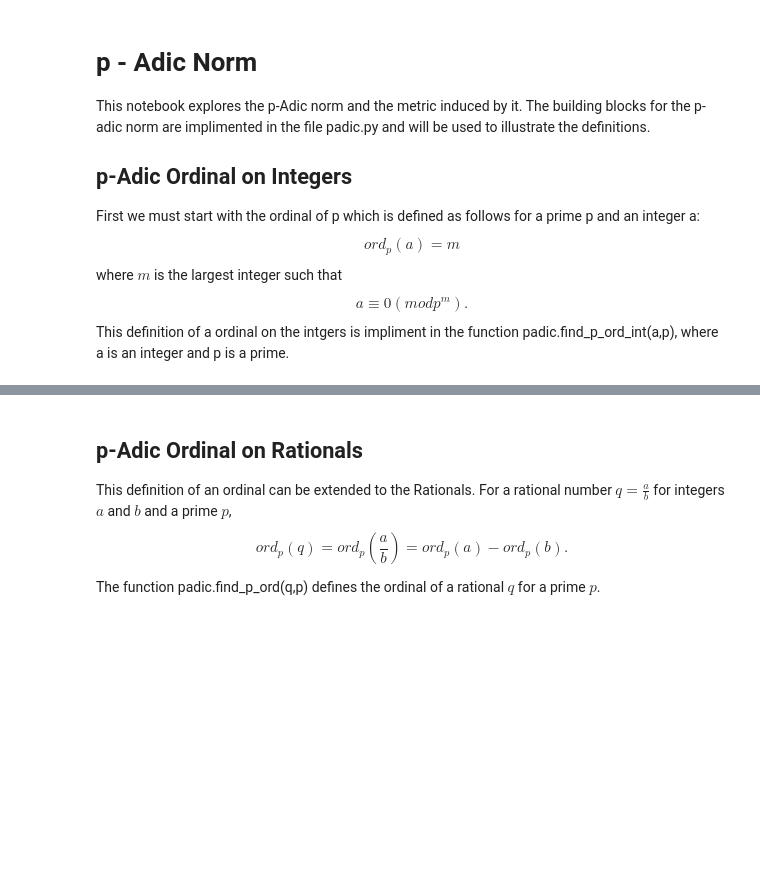
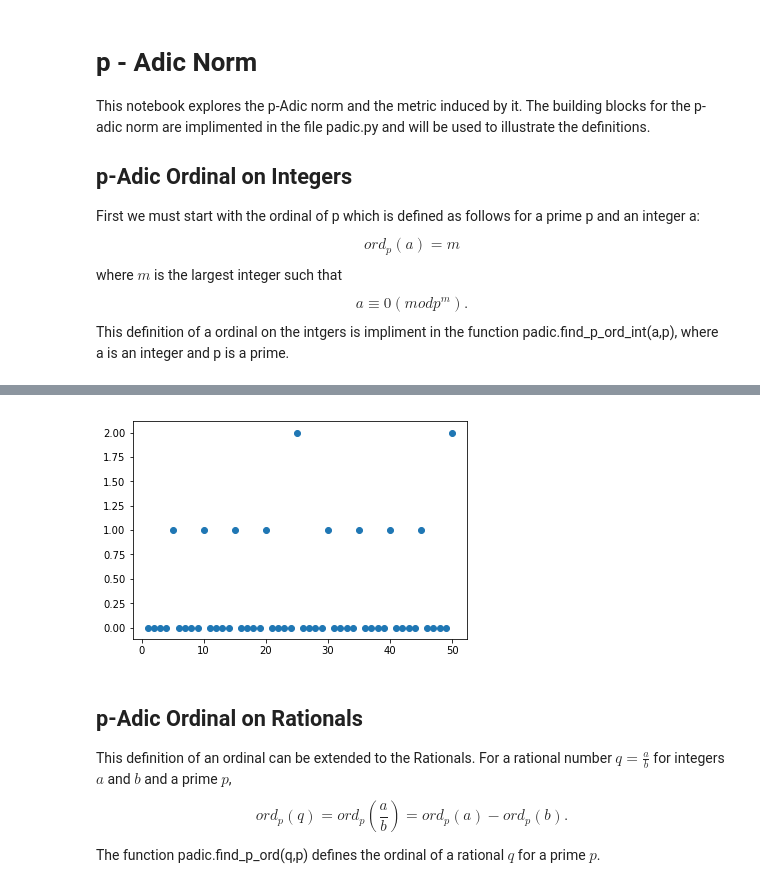
Before and after one commit to hlandrus/padic-test, a Jupyter notebook: Using_pAdic_Norm.ipynb, the cells around one changed output, grey strips where cells are left out. Cells and saved outputs as stored; diff of their text form; code cells hidden in the pictures; blank space fills up the shorter version.

```diff
--- a/Using_pAdic_Norm.ipynb
+++ b/Using_pAdic_Norm.ipynb
@@ -60,3 +74,7 @@ plt.scatter(x,y)
+# %%
+plot_int_0_to_n(50, 5, padic.find_p_ord_int, False)
+# %% [output]
+[figure, added]
 # %% [markdown]
 ## p-Adic Ordinal on Rationals
 
```
Also changed, not shown: parts of 11 cells of this notebook, 1 other file.
